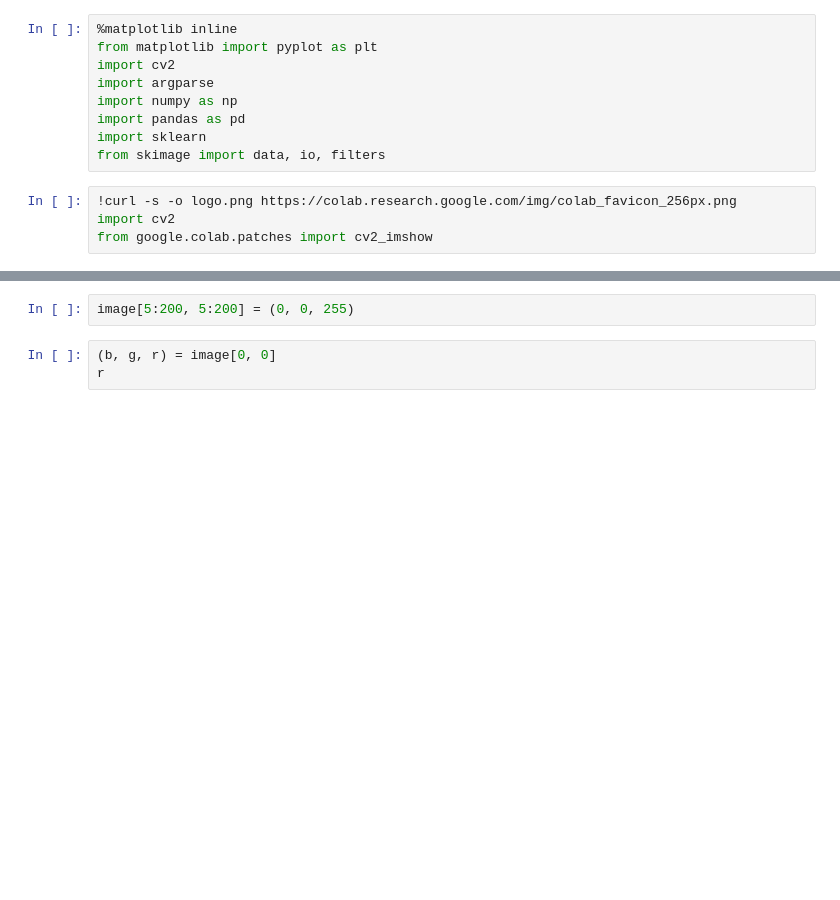
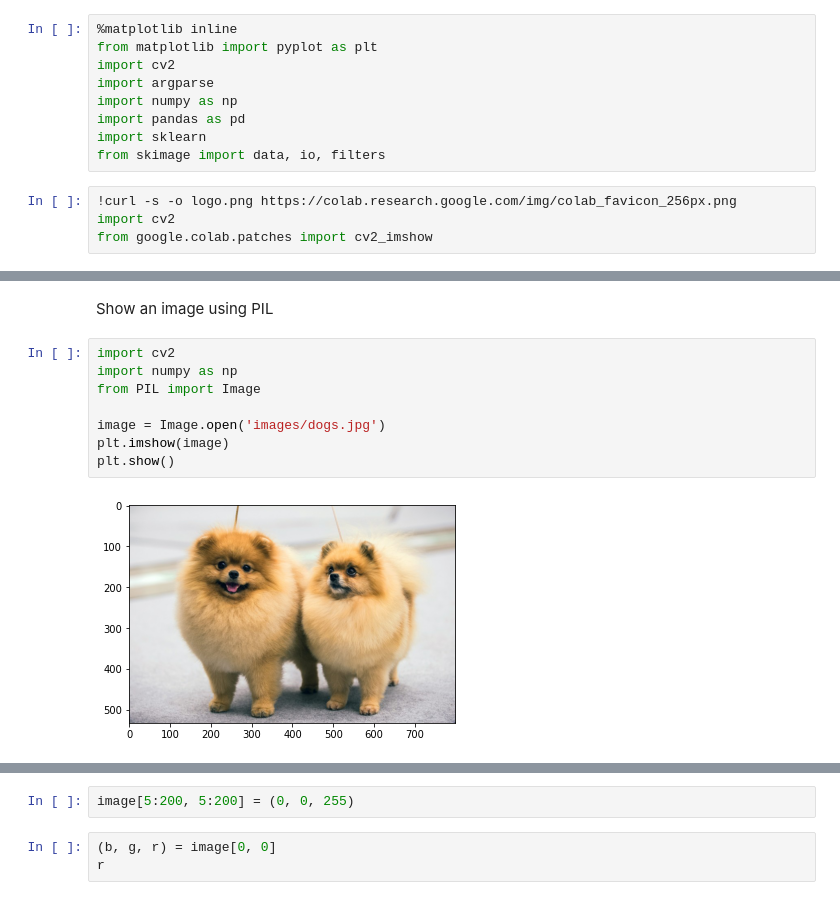
Before and after one commit to cagBRT/computer-vision, a Jupyter notebook: opencv1.ipynb, the cells around one changed output, grey strips where cells are left out. Saved outputs shown, nothing was run; the diff lists cells and outputs as text; blank space fills up the shorter version.

```diff
--- a/opencv1.ipynb
+++ b/opencv1.ipynb
@@ -26,0 +50,12 @@ from __future__ import print_function
+# %% [markdown]
+Show an image using PIL
+# %%
+import cv2
+import numpy as np
+from PIL import Image
+
+image = Image.open('images/dogs.jpg')
+plt.imshow(image)
+plt.show()
+# %% [output]
+[figure, added]
```
Also changed, not shown: parts of 18 cells of this notebook.
